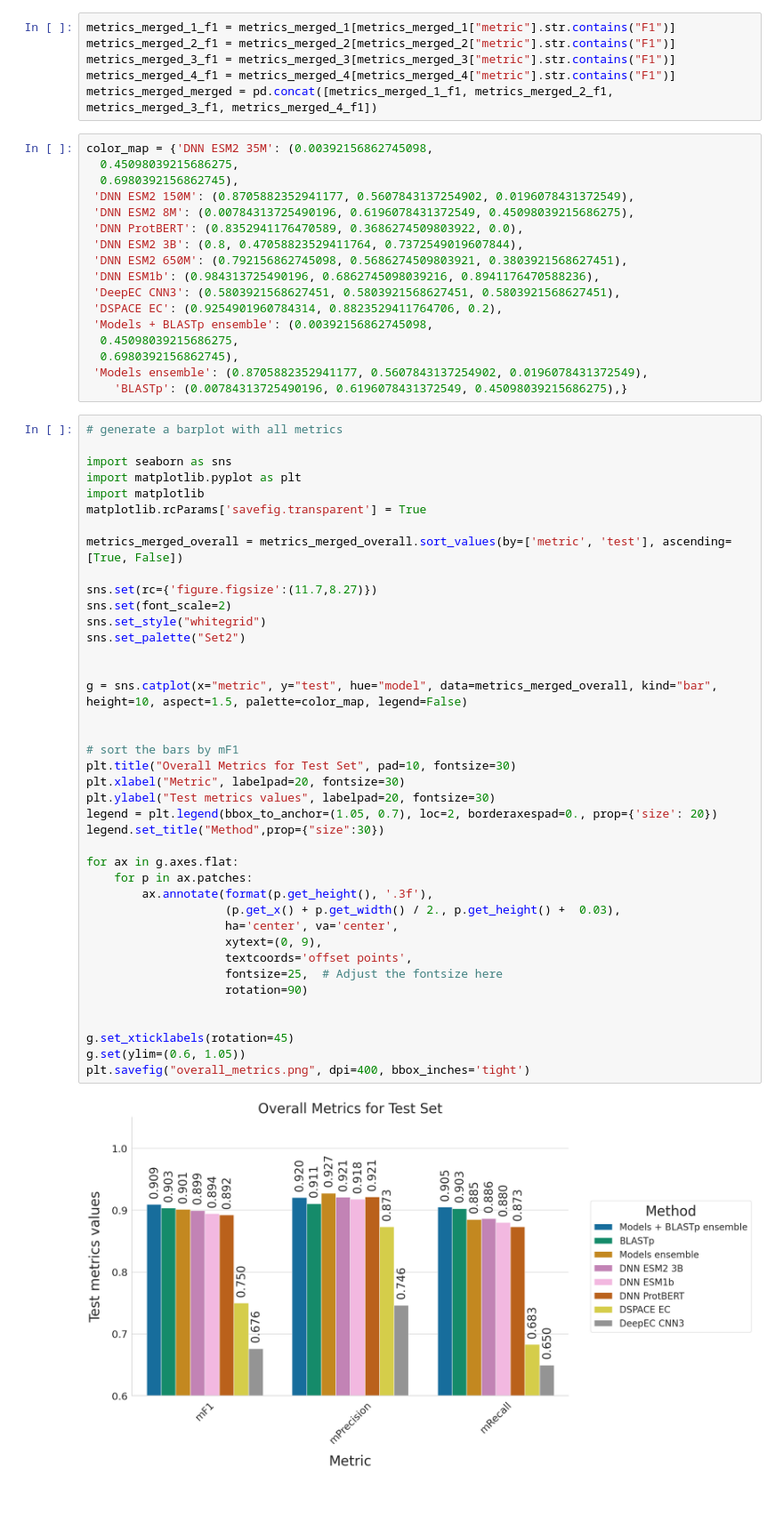
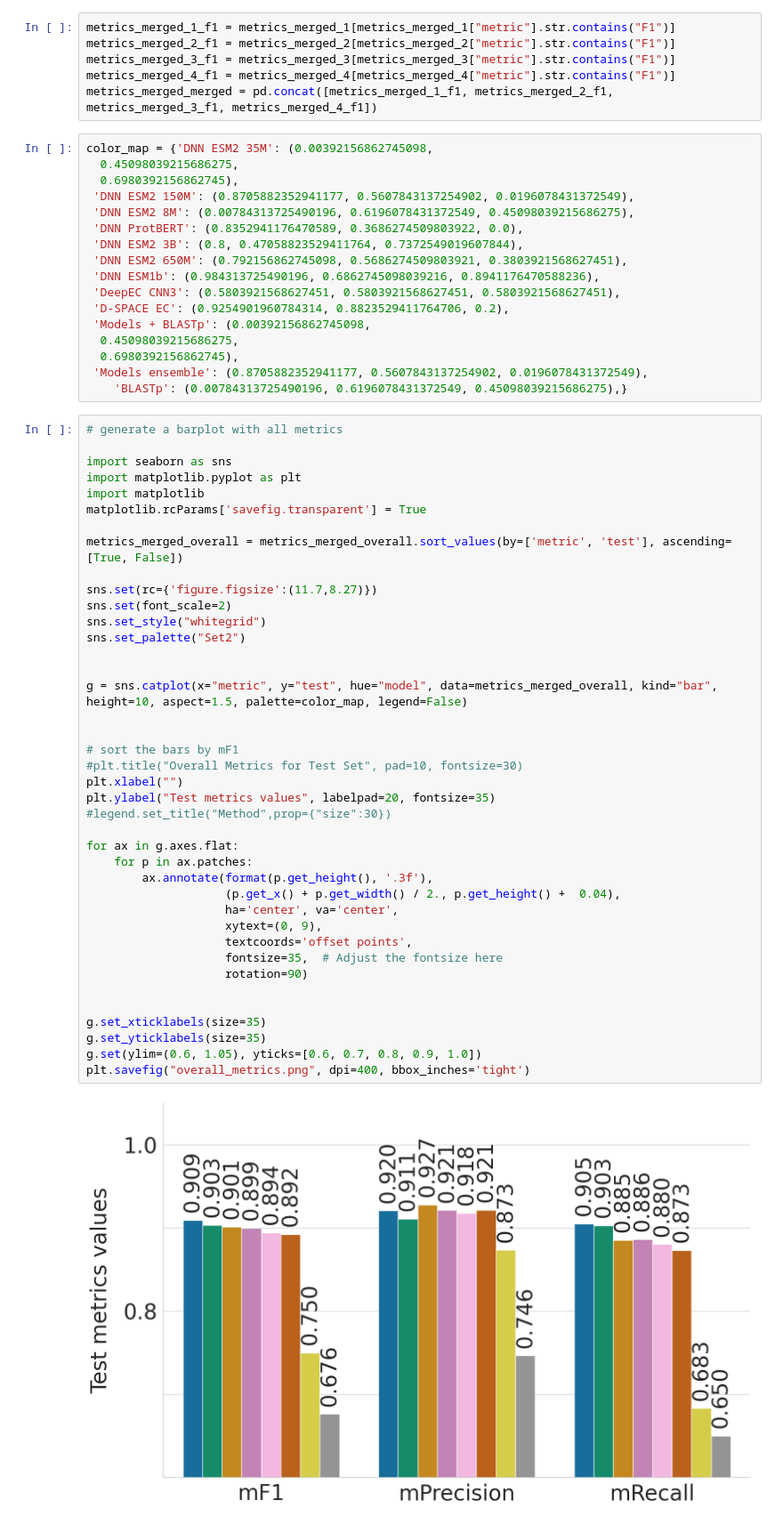
Before and after one commit to jcapels/ec_numbers_prediction, a Jupyter notebook: notebooks/1-general_results.ipynb, the cells around one changed output. Shown at 89% size. Cells and saved outputs as stored; diff of their text form; blank space fills up the shorter version.

```diff
--- a/notebooks/1-general_results.ipynb
+++ b/notebooks/1-general_results.ipynb
@@ -35,8 +35,8 @@ color_map = {'DNN ESM2 35M': (0.00392156862745098,
  'DNN ESM2 650M': (0.792156862745098, 0.5686274509803921, 0.3803921568627451),
  'DNN ESM1b': (0.984313725490196, 0.6862745098039216, 0.8941176470588236),
  'DeepEC CNN3': (0.5803921568627451, 0.5803921568627451, 0.5803921568627451),
- 'DSPACE EC': (0.9254901960784314, 0.8823529411764706, 0.2),
- 'Models + BLASTp ensemble': (0.00392156862745098,
+ 'D-SPACE EC': (0.9254901960784314, 0.8823529411764706, 0.2),
+ 'Models + BLASTp': (0.00392156862745098,
   0.45098039215686275,
   0.6980392156862745),
  'Models ensemble': (0.8705882352941177, 0.5607843137254902, 0.0196078431372549),
@@ -46,43 +46,43 @@ color_map = {'DNN ESM2 35M': (0.00392156862745098,
 
 import seaborn as sns
 import matplotlib.pyplot as plt
 import matplotlib
 matplotlib.rcParams['savefig.transparent'] = True
 
 metrics_merged_overall = metrics_merged_overall.sort_values(by=['metric', 'test'], ascending=[True, False])
 
 sns.set(rc={'figure.figsize':(11.7,8.27)})
 sns.set(font_scale=2)
 sns.set_style("whitegrid")
 sns.set_palette("Set2")
 
 
 g = sns.catplot(x="metric", y="test", hue="model", data=metrics_merged_overall, kind="bar", height=10, aspect=1.5, palette=color_map, legend=False)
 
 
 # sort the bars by mF1
-plt.title("Overall Metrics for Test Set", pad=10, fontsize=30)
-plt.xlabel("Metric", labelpad=20, fontsize=30)
-plt.ylabel("Test metrics values", labelpad=20, fontsize=30)
-legend = plt.legend(bbox_to_anchor=(1.05, 0.7), loc=2, borderaxespad=0., prop={'size': 20})
-legend.set_title("Method",prop={"size":30})
+#plt.title("Overall Metrics for Test Set", pad=10, fontsize=30)
+plt.xlabel("")
+plt.ylabel("Test metrics values", labelpad=20, fontsize=35)
+#legend.set_title("Method",prop={"size":30})
 
 for ax in g.axes.flat:
     for p in ax.patches:
         ax.annotate(format(p.get_height(), '.3f'),
-                    (p.get_x() + p.get_width() / 2., p.get_height() +  0.03),
+                    (p.get_x() + p.get_width() / 2., p.get_height() +  0.04),
                     ha='center', va='center',
                     xytext=(0, 9),
                     textcoords='offset points',
-                    fontsize=25,  # Adjust the fontsize here
+                    fontsize=35,  # Adjust the fontsize here
                     rotation=90)
 
 
-g.set_xticklabels(rotation=45)
-g.set(ylim=(0.6, 1.05))
+g.set_xticklabels(size=35)
+g.set_yticklabels(size=35)
+g.set(ylim=(0.6, 1.05), yticks=[0.6, 0.7, 0.8, 0.9, 1.0])
 plt.savefig("overall_metrics.png", dpi=400, bbox_inches='tight')
 # %% [output]
-[figure, old version]
+[figure, new version]
 # %%
 # generate a barplot with all metrics
 
```
Also changed, not shown: parts of 1 cell of this notebook, 21 other files.
